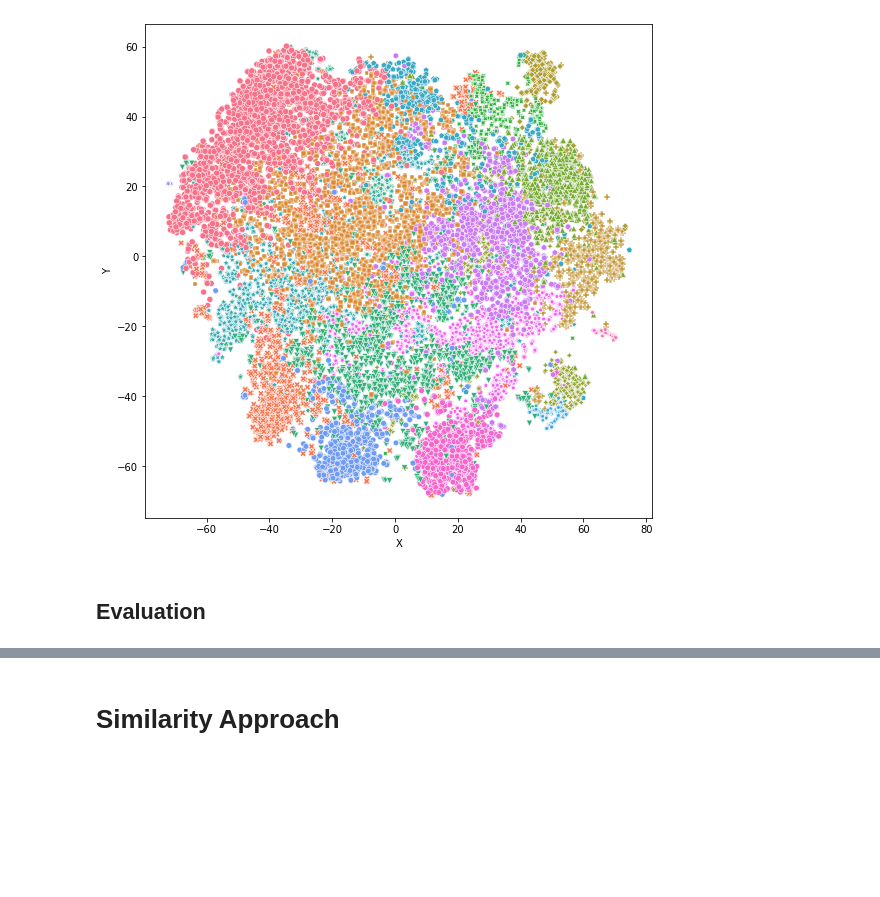
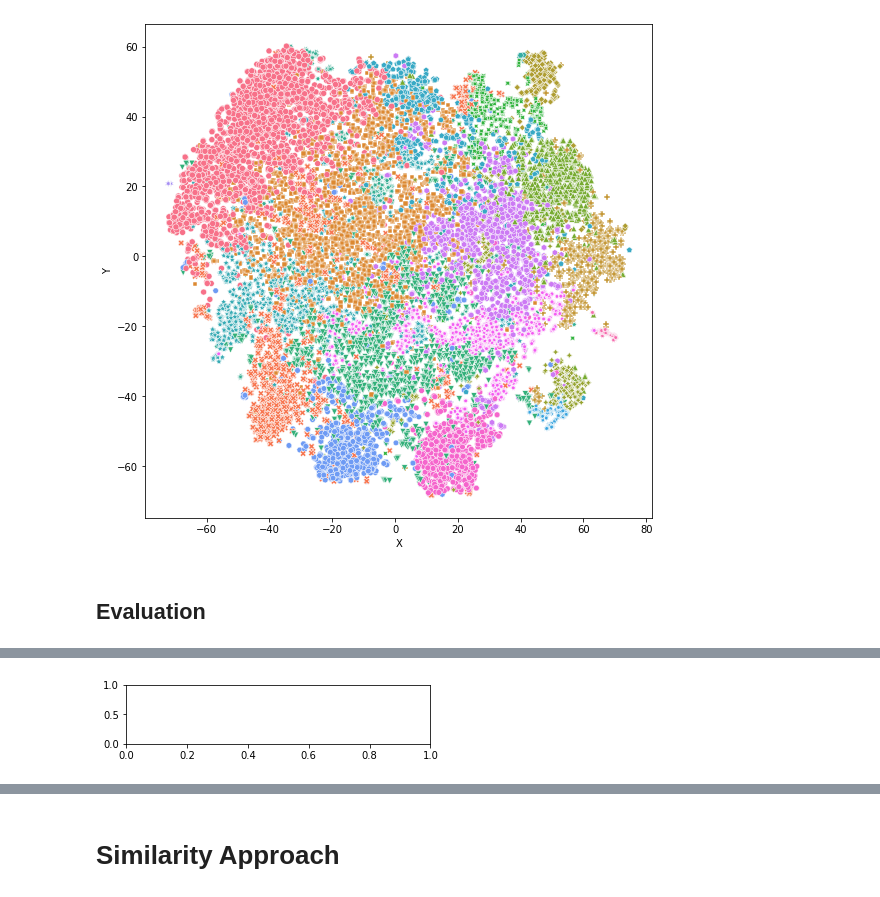
Before and after one commit to Dave-Hdz/MADS_Capstone, a Jupyter notebook: Playlist_Recommendation.ipynb, the cells around one changed output, grey strips where cells are left out. Saved outputs shown, nothing was run; the diff lists cells and outputs as text; code cells hidden in the pictures; blank space fills up the shorter version.

Commit message:
Go through model evaluation

```diff
--- a/Playlist_Recommendation.ipynb
+++ b/Playlist_Recommendation.ipynb
@@ -321,0 +324,90 @@ single_model_and_plot(AgglomerativeClustering, K=20, df=scaled_data, df_clusters
+# %%
+# Loop through models and score them
+models = [KMeans, AgglomerativeClustering, Birch, GaussianMixture, AffinityPropagation, SpectralClustering,
+          DBSCAN, OPTICS]
+metrics = [silhouette_score, davies_bouldin_score, calinski_harabasz_score]
+
+models = [('KMeans', KMeans), ,
+          ('SpectralClustering', SpectralClustering), ('Agglomerative', AgglomerativeClustering),
+          ('Birch', Birch), ('GaussianMixture', GaussianMixture)]
+# models = [('GaussianMixture', GaussianMixture)]
+metrics = [silhouette_score]
+# %%
+def model_evaluation(data):
+    cluster_size = range(2, 4)
+    cols = 2
+    rows = len(models)//2 + len(models)%2
+    fig = plt.figure(figsize=(12,5))
+    gs = plt.GridSpec(rows, cols)
+
+    models_one_run = [('AffinityPropagation', AffinityPropagation), ('DBSCAN', DBSCAN), ('OPTICS', OPTICS)]
+#     models_k =
+
+    for idx, model in enumerate(tqdm(models_one_run)):
+        silhouette = []
+        davies = []
+        calinski = []
+        print(model[0])
+
+        try:
+            clstr = model[1](random_state=0).fit(data)
+            labels = clstr.labels_
+        except:
+            clstr = model[1]().fit(data)
+            labels = clstr.labels_
+
+
+
+        i = idx%2
+        j = idx//2
+        plt.subplot(gs[j,i])
+        plt.plot(cluster_size, silhouette, label='silhouette')
+        plt.plot(cluster_size, davies, label='davies')
+        plt.plot(cluster_size, calinski, label='calinski')
+        plt.title(model[0])
+
+
+#     for idx, model in enumerate(tqdm(models)):
+#         silhouette = []
+#         davies = []
+#         calinski = []
+#         print(model[0])
+#         for k in tqdm(cluster_size):
+#             if model[0] in ('KMeans', 'SpectralClustering'):
+#                 clstr = model[1](n_clusters=k, random_state=0).fit(data)
+#                 labels = clstr.labels_
+#             elif model[0] in ('Agglomerative', 'Birch', 'DBSCAN', 'OPTICS'):
+#                 clstr = model[1](n_clusters=k).fit(data)
+#                 labels = clstr.labels_
+#             elif model[0]=='GaussianMixture':
+#                 clstr = model[1](n_components=k).fit(data)
+#                 labels = clstr.predict(feats_df)
+
+
+#             silhouette.append(silhouette_score(data, labels))
+#             davies.append(davies_bouldin_score(data, labels))
+#             calinski.append(calinski_harabasz_score(data, labels))
+
+#         if model[0] in ('AffinityPropagation'):
+#             clstr = model[1](random_state=0).fit(data)
+#             labels = clstr.labels_
+#             silhouette.append(silhouette_score(data, labels))
+#             davies.append(davies_bouldin_score(data, labels))
+#             calinski.append(calinski_harabasz_score(data, labels))
+
+#         i = idx%2
+#         j = idx//2
+#         plt.subplot(gs[j,i])
+#         plt.plot(cluster_size, silhouette, label='silhouette')
+#         plt.plot(cluster_size, davies, label='davies')
+#         plt.plot(cluster_size, calinski, label='calinski')
+#         plt.title(model[0])
+
+
+
+    plt.tight_layout()
+    plt.show()
+
+    return silhouette
+model_evaluation(feats_df)
+# %% [output]
@@ -321,0 +416 @@ single_model_and_plot(AgglomerativeClustering, K=20, df=scaled_data, df_clusters
+[figure, added]
```
Also changed, not shown: parts of 4 cells of this notebook.
